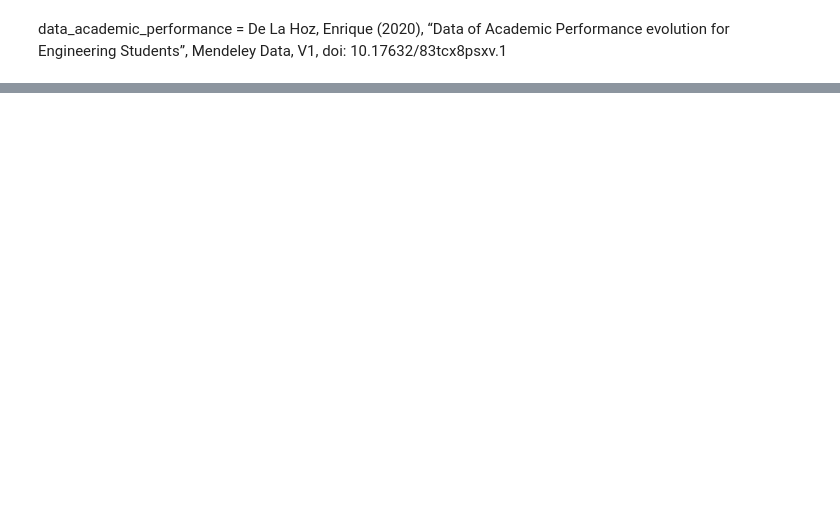
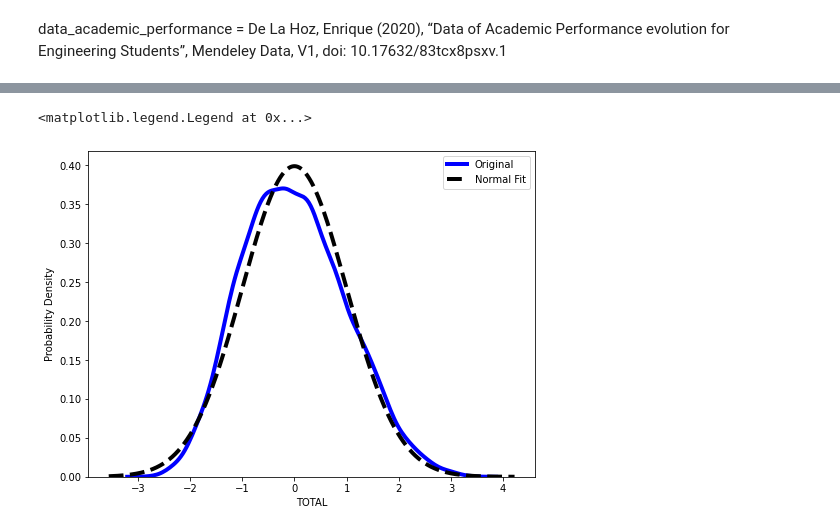
Before and after one commit to Pratvi27/Data-Analysis-and-Visualization, a Jupyter notebook: project/Project.ipynb, the cells around one changed output, grey strips where cells are left out. Saved outputs shown, nothing was run; the diff lists cells and outputs as text; code cells hidden in the pictures; blank space fills up the shorter version.

```diff
--- a/project/Project.ipynb
+++ b/project/Project.ipynb
@@ -266,0 +191,3 @@ NameError: name 'exponweib' is not defined
+# %%
+subjects=['MAT_S11', 'CR_S11', 'CC_S11','BIO_S11', 'ENG_S11']
+data['TOTAL']=(data[subjects[0]]+data[subjects[1]]+data[subjects[2]]+data[subjects[3]]+data[subjects[4]])/5
@@ -266,0 +305,13 @@ NameError: name 'exponweib' is not defined
+# %%
+plt.figure(figsize=[8,6])
+sns.kdeplot(data['TOTAL'], color='b',label='Original',linewidth=4)
+xmin, xmax = plt.xlim()
+x = np.linspace(xmin, xmax, len(data['TOTAL']))
+p = norm.pdf(x, data['TOTAL'].mean(), data['TOTAL'].std())
+c = norm.cdf(x, data['TOTAL'].mean(), data['TOTAL'].std())
+plt.plot(x, p, 'k', linewidth=4,linestyle='--',label='Normal Fit')
+plt.ylabel('Probability Density')
+plt.legend()
+# %% [output]
+<matplotlib.legend.Legend at 0x...>
+[figure, added]
```
Also changed, not shown: parts of 102 cells of this notebook.
